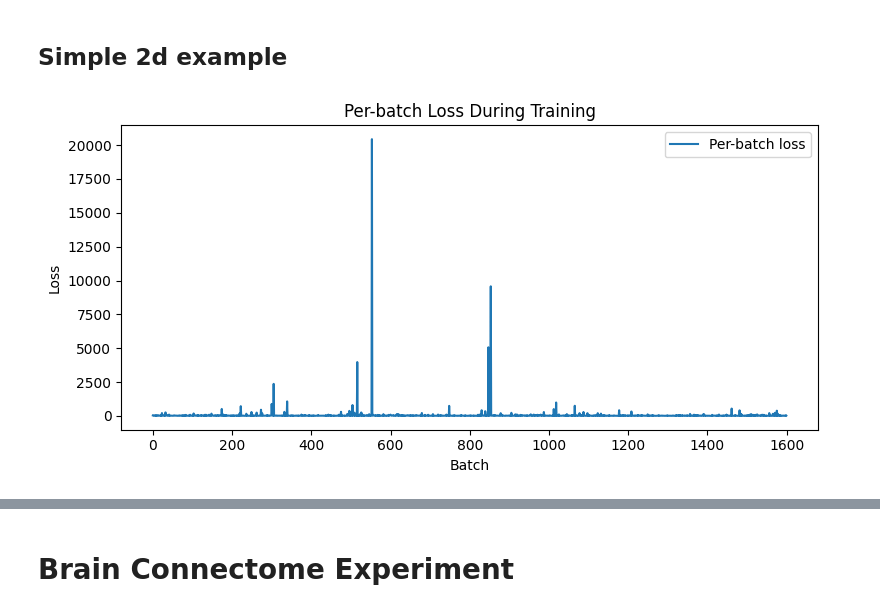
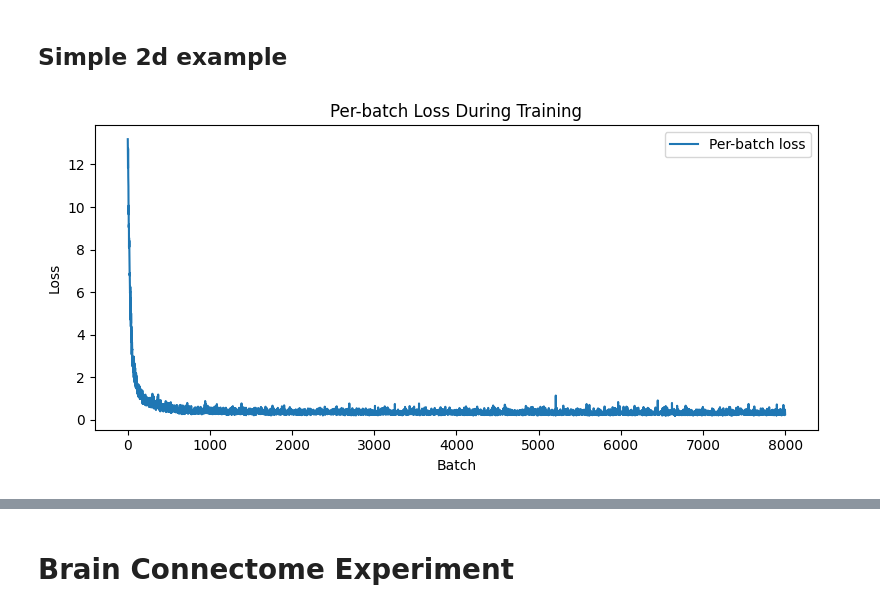
Before and after one commit to KacperWyrwal/topological-flow-matching, a Jupyter notebook: brain_fmri_experiment.ipynb, the cells around one changed output, grey strips where cells are left out. Saved outputs shown, nothing was run; the diff lists cells and outputs as text; code cells hidden in the pictures.

Commit message:
Added option with fixed time grid

```diff
--- a/brain_fmri_experiment.ipynb
+++ b/brain_fmri_experiment.ipynb
@@ -868,17 +876,38 @@ class EntropicOTSolver:
 # %% [markdown]
 ## Data
 # %%
-class UniformTimeSampler:
+class TimeSampler(ABC):
+    """
+    Abstract class for time samplers.
+    """
+
     def __init__(self, device: torch.device | None = None, dtype: torch.dtype | None = None):
         self.device = device
         self.dtype = dtype
 
-    def to(self, device: torch.device) -> "UniformTimeSampler":
+    def to(self, device: torch.device) -> "TimeSampler":
         self.device = device
         return self
 
+    @abstractmethod
+    def sample(self, shape: torch.Size) -> torch.Tensor:
+        pass
+
+
+class UniformTimeSampler(TimeSampler):
+
     def sample(self, shape: torch.Size) -> torch.Tensor:
         return torch.rand(shape, device=self.device, dtype=self.dtype)
+
+
+class DiscreteTimeSampler(TimeSampler):
+    def __init__(self, timesteps: UniformTimesteps, device: torch.device | None = None, dtype: torch.dtype | None = None):
+        super().__init__(device, dtype)
+        self.timesteps = timesteps
+
+    def sample(self, shape: torch.Size) -> torch.Tensor:
+        indices = torch.randint(0, self.timesteps.n - 1, shape, device=self.device, dtype=self.dtype)
+        return self.timesteps.t[indices]
 
 
 class MatchingDataset(torch.utils.data.Dataset):
@@ -1749,6 +1779,9 @@ class ResidualMLP(torch.nn.Module):
 # %% [markdown]
 ## Training and Evaluation
 # %%
+from torch_ema import ExponentialMovingAverage
+
+
 def train(
     sde: SDE,
     ot_solver: EntropicOTSolver,
@@ -1761,6 +1794,7 @@ def train(
     num_samples_per_epoch: int = 1024,
     optimizer: torch.optim.Optimizer | None = None,
     lr: float = 0.001,
+    time_sampler: TimeSampler | None = None,
 ) -> list[float]:
     """
     Trains a model to match the two distributions x0 and x1.
@@ -1768,7 +1802,7 @@ def train(
     """
 
     num_batches_per_epoch = num_samples_per_epoch // batch_size
-    dataset = MatchingDataset(x0, x1)
+    dataset = MatchingDataset(x0, x1, time_sampler=time_sampler)
     batch_sampler = OTBatchSampler(dataset, ot_solver, batch_size=batch_size, num_samples=num_samples_per_epoch)
     data_loader = MatchingDataLoader(dataset, batch_sampler=batch_sampler)
 
@@ -1776,6 +1810,7 @@ def train(
         optimizer = torch.optim.Adam(model.parameters(), lr=lr)
 
     objective = torch.nn.MSELoss()
+    ema = ExponentialMovingAverage(model.parameters(), decay=0.999)
 
     per_batch_losses = []
     with tqdm(range(num_epochs), desc="Epochs") as pbar:
@@ -1795,6 +1830,7 @@ def train(
                 per_batch_losses.append(batch_loss)
                 epoch_loss += batch_loss
                 optimizer.zero_grad()
+                ema.update()
             avg_loss = epoch_loss / num_batches_per_epoch
             pbar.set_postfix({"avg_loss": f"{avg_loss:.4f}"})
 
@@ -1827,36 +1863,38 @@ mixture_distribution = torch.distributions.Categorical(probs=torch.tensor([1/3,
 R1 = torch.distributions.MixtureSameFamily(
     mixture_distribution=mixture_distribution,
     component_distribution=component_distribution
 )
 
 n_samples = 1000
 x0 = R0.sample((n_samples,))
 x1 = R1.sample((n_samples,))
 
-sigma = 2.0
+sigma = 0.2
 c = 0.0
 
 
 L = torch.eye(2)
 sde = HeatBMTSDE(L=L, c=c, sigma=sigma)
 ot_solver = EntropicOTSolver(sde=sde, normalize_variance=True)
+time_sampler = DiscreteTimeSampler(timesteps=UniformTimesteps(n=100))
+# time_sampler = UniformTimeSampler()
 
 model = ResidualNN(data_dim=2)
 # model = GCN(L)
-per_batch_losses = train(sde, ot_solver, model, x0, x1, num_epochs=100, batch_size=64, num_samples_per_epoch=1024, lr=0.001)
+per_batch_losses = train(sde, ot_solver, model, x0, x1, num_epochs=1000, batch_size=128, num_samples_per_epoch=1024, lr=0.0001, time_sampler=time_sampler)
 
 
 # Plot per-batch loss after training
 plt.figure(figsize=(8, 4))
 plt.plot(per_batch_losses, label="Per-batch loss")
 plt.xlabel("Batch")
 plt.ylabel("Loss")
 plt.title("Per-batch Loss During Training")
 plt.legend()
 plt.tight_layout()
 plt.show()
 # %% [output]
-[figure, old version]
+[figure, new version]
 # %%
 with torch.no_grad():
     model_control = ModelControl(model=model)
```
Also changed, not shown: parts of 7 cells of this notebook.
